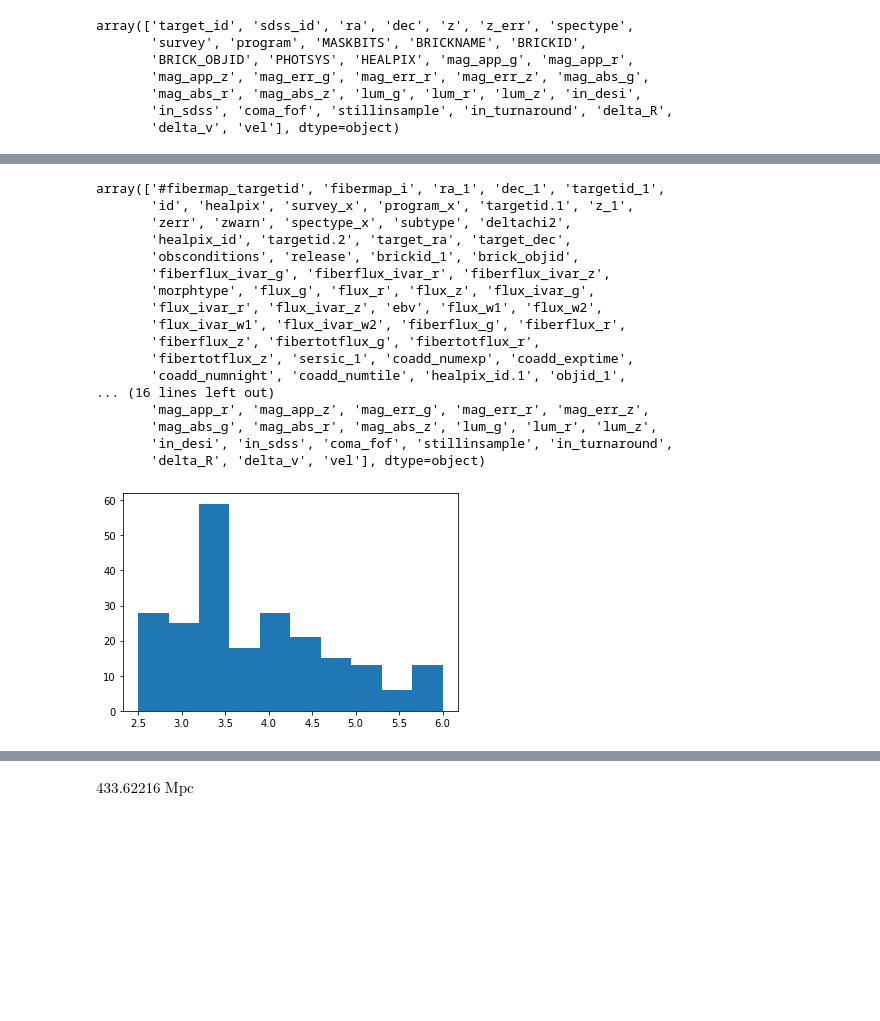
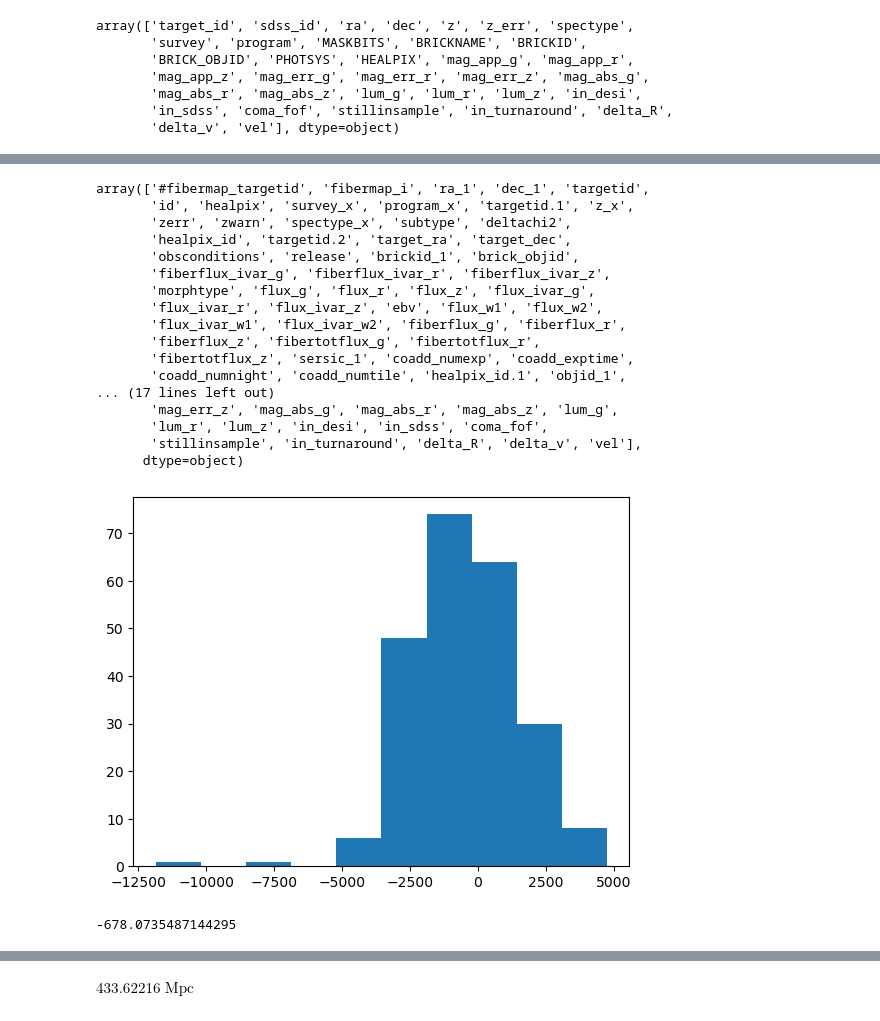
Before and after one commit to KSaid-1/DESI_fuji_FP, a Jupyter notebook: Coma_distance_v02.ipynb, the cells around one changed output, grey strips where cells are left out. Saved outputs shown, nothing was run; the diff lists cells and outputs as text; code cells hidden in the pictures; blank space fills up the shorter version.

```diff
--- a/Coma_distance_v02.ipynb
+++ b/Coma_distance_v02.ipynb
@@ -86,7 +86,7 @@ array(['target_id', 'sdss_id', 'ra', 'dec', 'z', 'z_err', 'spectype',
        'in_sdss', 'coma_fof', 'stillinsample', 'in_turnaround', 'delta_R',
        'delta_v', 'vel'], dtype=object)
 # %%
-coma_merged = pd.merge(fuji_pv, coma_desi, left_on='targetid_1', right_on='target_id')
+coma_merged = pd.merge(fuji_pv, coma_desi, left_on='targetid', right_on='target_id')
 # %%
 coma_merged
 # %% [output]
@@ -106,8 +106,8 @@ coma_merged
 # %%
 coma_merged.columns.values
 # %% [output]
-array(['#fibermap_targetid', 'fibermap_i', 'ra_1', 'dec_1', 'targetid_1',
-       'id', 'healpix', 'survey_x', 'program_x', 'targetid.1', 'z_1',
+array(['#fibermap_targetid', 'fibermap_i', 'ra_1', 'dec_1', 'targetid',
+       'id', 'healpix', 'survey_x', 'program_x', 'targetid.1', 'z_x',
        'zerr', 'zwarn', 'spectype_x', 'subtype', 'deltachi2',
        'healpix_id', 'targetid.2', 'target_ra', 'target_dec',
        'obsconditions', 'release', 'brickid_1', 'brick_objid',
@@ -118,18 +118,23 @@ array(['#fibermap_targetid', 'fibermap_i', 'ra_1', 'dec_1', 'targetid_1',
        'fiberflux_z', 'fibertotflux_g', 'fibertotflux_r',
        'fibertotflux_z', 'sersic_1', 'coadd_numexp', 'coadd_exptime',
        'coadd_numnight', 'coadd_numtile', 'healpix_id.1', 'objid_1',
-... (16 lines left out)
-       'mag_app_r', 'mag_app_z', 'mag_err_g', 'mag_err_r', 'mag_err_z',
-       'mag_abs_g', 'mag_abs_r', 'mag_abs_z', 'lum_g', 'lum_r', 'lum_z',
-       'in_desi', 'in_sdss', 'coma_fof', 'stillinsample', 'in_turnaround',
-       'delta_R', 'delta_v', 'vel'], dtype=object)
+... (17 lines left out)
+       'mag_err_z', 'mag_abs_g', 'mag_abs_r', 'mag_abs_z', 'lum_g',
+       'lum_r', 'lum_z', 'in_desi', 'in_sdss', 'coma_fof',
+       'stillinsample', 'in_turnaround', 'delta_R', 'delta_v', 'vel'],
+      dtype=object)
 # %%
 coma_merged.to_csv('coma_merged_new.csv', index=False, header=True)
 # %%
-plt.hist(coma_merged.sersic_1)
+plt.hist(coma_merged.pv)
 plt.show()
 # %% [output]
-[figure, old version]
+[figure, new version]
+# %%
+w_pv = 1./coma_merged.pverr**2
+print(np.average(coma_merged.pv,weights=w_pv))
+# %% [output]
+-678.0735487144295
 # %%
 plt.scatter(coma_merged.logdist_corr,coma_merged.logdist_err_corr)
 plt.show()
```
Also changed, not shown: parts of 30 cells of this notebook, 1 other file.
